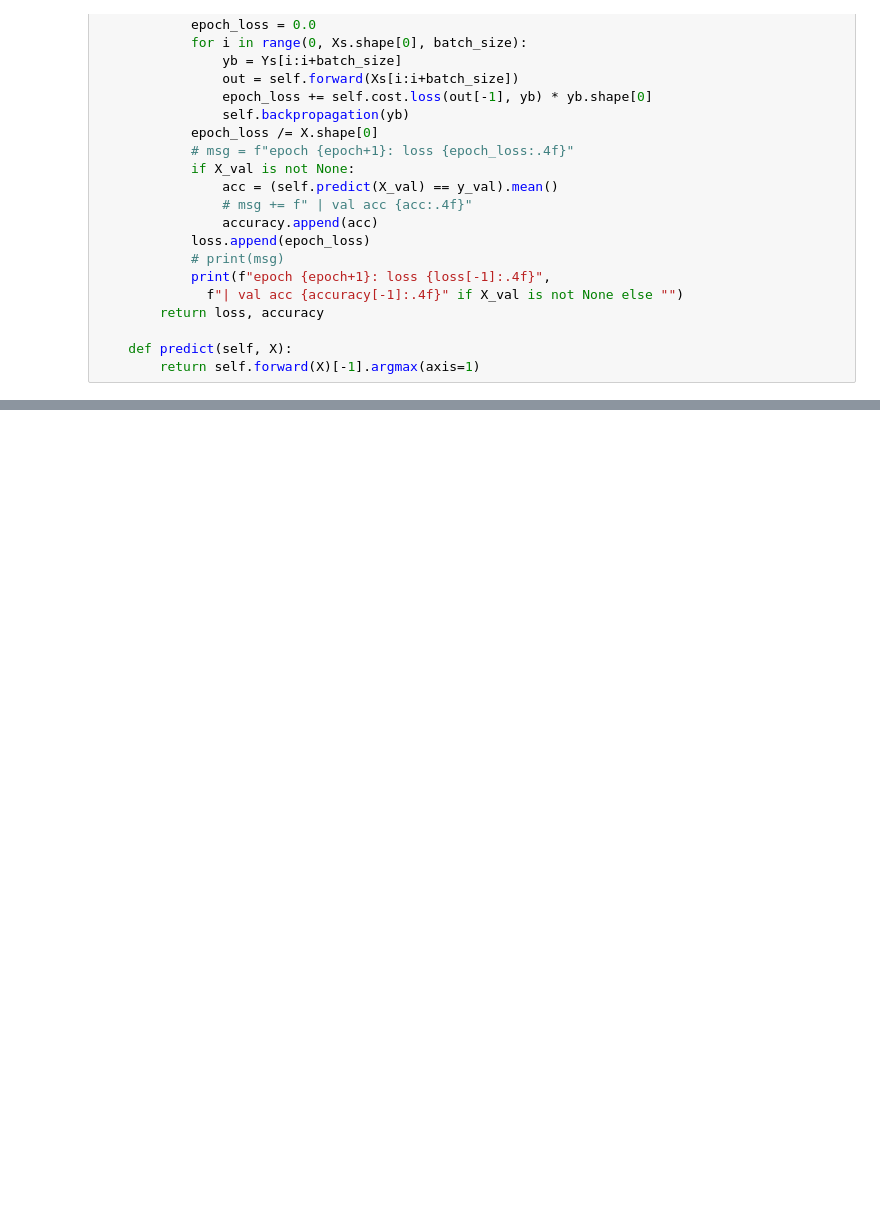
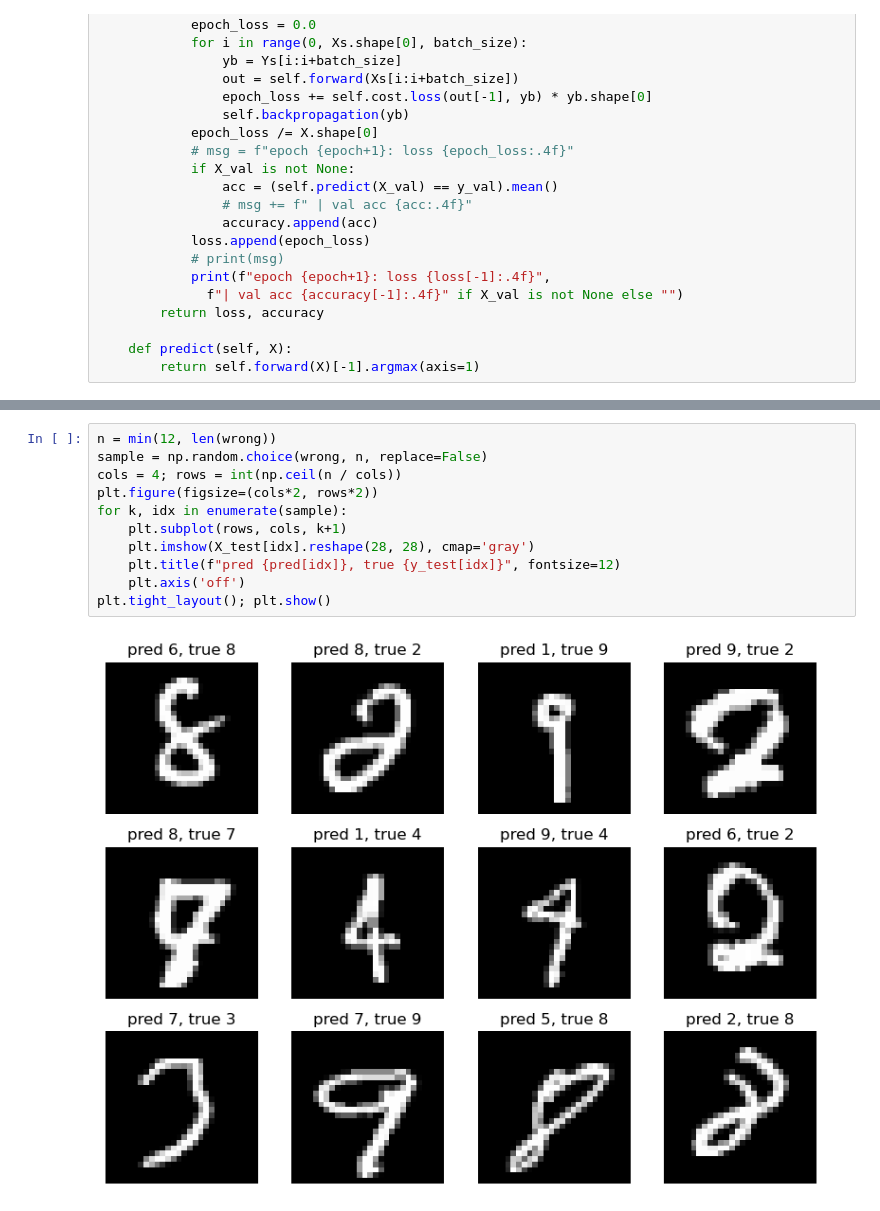
Before and after one commit to Kunal-Moz/neural-networks, a Jupyter notebook: neuralNet1.ipynb, the cells around one changed output, grey strips where cells are left out. Saved outputs shown, nothing was run; the diff lists cells and outputs as text; blank space fills up the shorter version.

```diff
--- a/neuralNet1.ipynb
+++ b/neuralNet1.ipynb
@@ -232,0 +293,13 @@ plt.show()
+# %%
+n = min(12, len(wrong))
+sample = np.random.choice(wrong, n, replace=False)
+cols = 4; rows = int(np.ceil(n / cols))
+plt.figure(figsize=(cols*2, rows*2))
+for k, idx in enumerate(sample):
+    plt.subplot(rows, cols, k+1)
+    plt.imshow(X_test[idx].reshape(28, 28), cmap='gray')
+    plt.title(f"pred {pred[idx]}, true {y_test[idx]}", fontsize=12)
+    plt.axis('off')
+plt.tight_layout(); plt.show()
+# %% [output]
+[figure, added]
```
Also changed, not shown: parts of 6 cells of this notebook.
